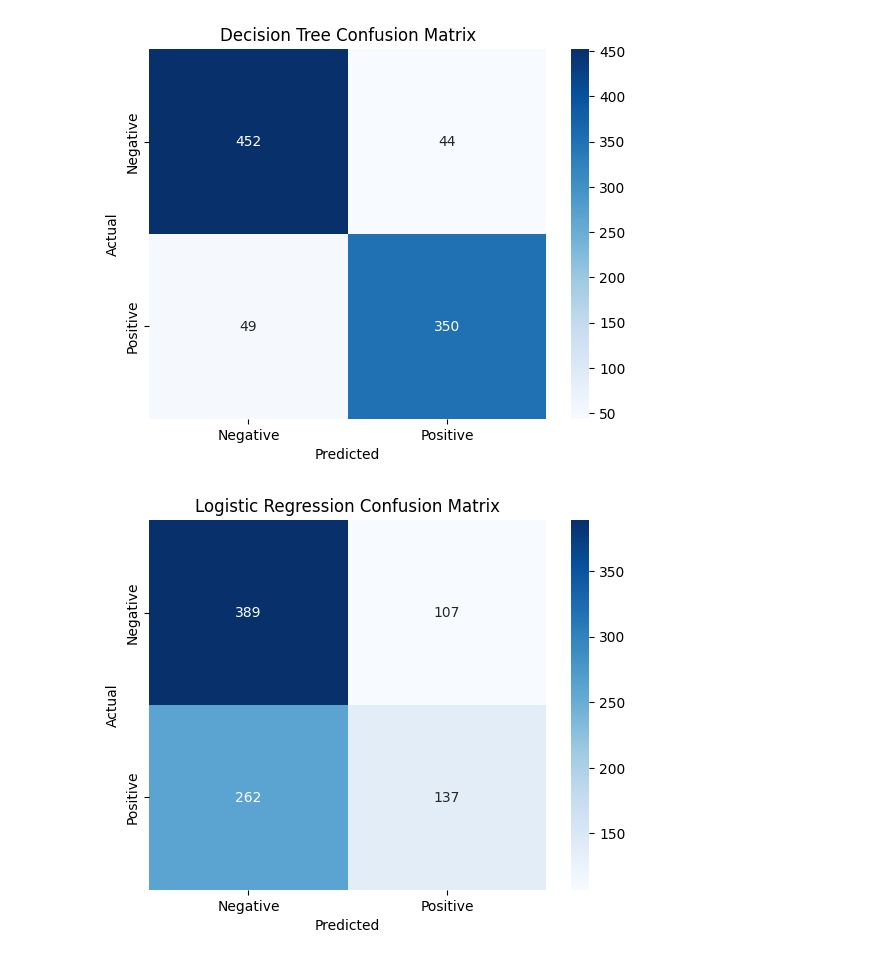
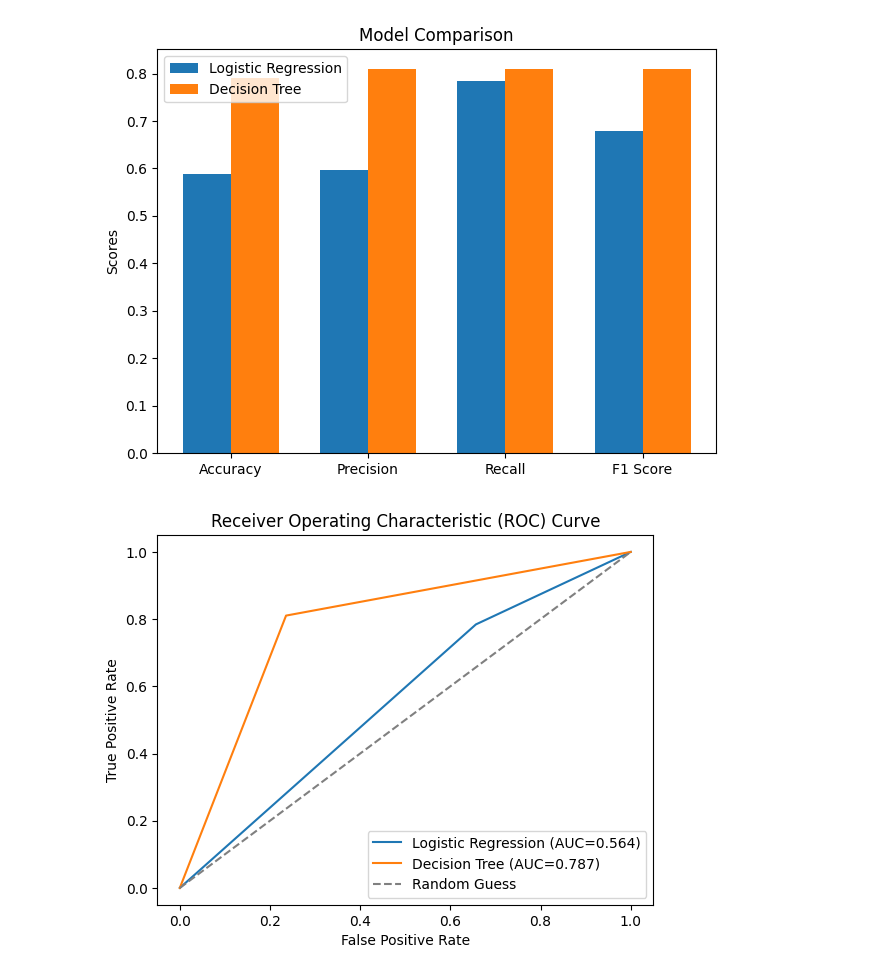
Before and after one commit to SakuZN/MCO3-Machine-Learning-Classification, a Jupyter notebook: ML_Classification.ipynb, the cells around one changed output. Saved outputs shown, nothing was run; the diff lists cells and outputs as text; code cells hidden in the pictures.

```diff
--- a/ML_Classification.ipynb
+++ b/ML_Classification.ipynb
@@ -109,22 +119,37 @@ plt.show()
 # %%
-# add the confusion matrix for the decision tree model
-dt_cm = confusion_matrix(y_test, y_pred_DT)
-sns.heatmap(dt_cm, annot=True, cmap='Blues', fmt='g',
-            xticklabels=['Negative', 'Positive'], yticklabels=['Negative', 'Positive'])
-plt.xlabel('Predicted')
-plt.ylabel('Actual')
-plt.title('Decision Tree Confusion Matrix')
+# Create a bar chart to compare the two models
+labels = ['Accuracy', 'Precision', 'Recall', 'F1 Score']
+logistic_scores = [lr_accuracy, lr_precision, lr_recall, lr_f1]
+decision_tree_scores = [dt_accuracy, dt_precision, dt_recall, dt_f1]
+
+x = np.arange(len(labels))  # the label locations
+width = 0.35  # the width of the bars
+
+fig, ax = plt.subplots()
+rects1 = ax.bar(x - width / 2, logistic_scores, width, label='Logistic Regression')
+rects2 = ax.bar(x + width / 2, decision_tree_scores, width, label='Decision Tree')
+
+# Add some text for labels, title and custom x-axis tick labels, etc.
+ax.set_ylabel('Scores')
+ax.set_title('Model Comparison')
+ax.set_xticks(x)
+ax.set_xticklabels(labels)
+ax.legend()
+
+fig.tight_layout()
+
 plt.show()
 # %% [output]
-[figure, old version]
+[figure, new version]
 # %%
-# add the confusion matrix for the logistic regression model
-lr_cm = confusion_matrix(y_test, y_pred_LR)
-sns.heatmap(lr_cm, annot=True, cmap='Blues', fmt='g',
-            xticklabels=['Negative', 'Positive'], yticklabels=['Negative', 'Positive'])
-plt.xlabel('Predicted')
-plt.ylabel('Actual')
-plt.title('Logistic Regression Confusion Matrix')
+# Plot ROC curves
+plt.plot(fpr_lr, tpr_lr, label=f'Logistic Regression (AUC={lr_roc_auc:.3f})')
+plt.plot(fpr_dt, tpr_dt, label=f'Decision Tree (AUC={dt_roc_auc:.3f})')
+plt.plot([0, 1], [0, 1], linestyle='--', color='gray', label='Random Guess')
+plt.xlabel('False Positive Rate')
+plt.ylabel('True Positive Rate')
+plt.title('Receiver Operating Characteristic (ROC) Curve')
+plt.legend()
 plt.show()
 # %% [output]
-[figure, old version]
+[figure, new version]
```
Also changed, not shown: parts of 9 cells of this notebook, 2 other files.
